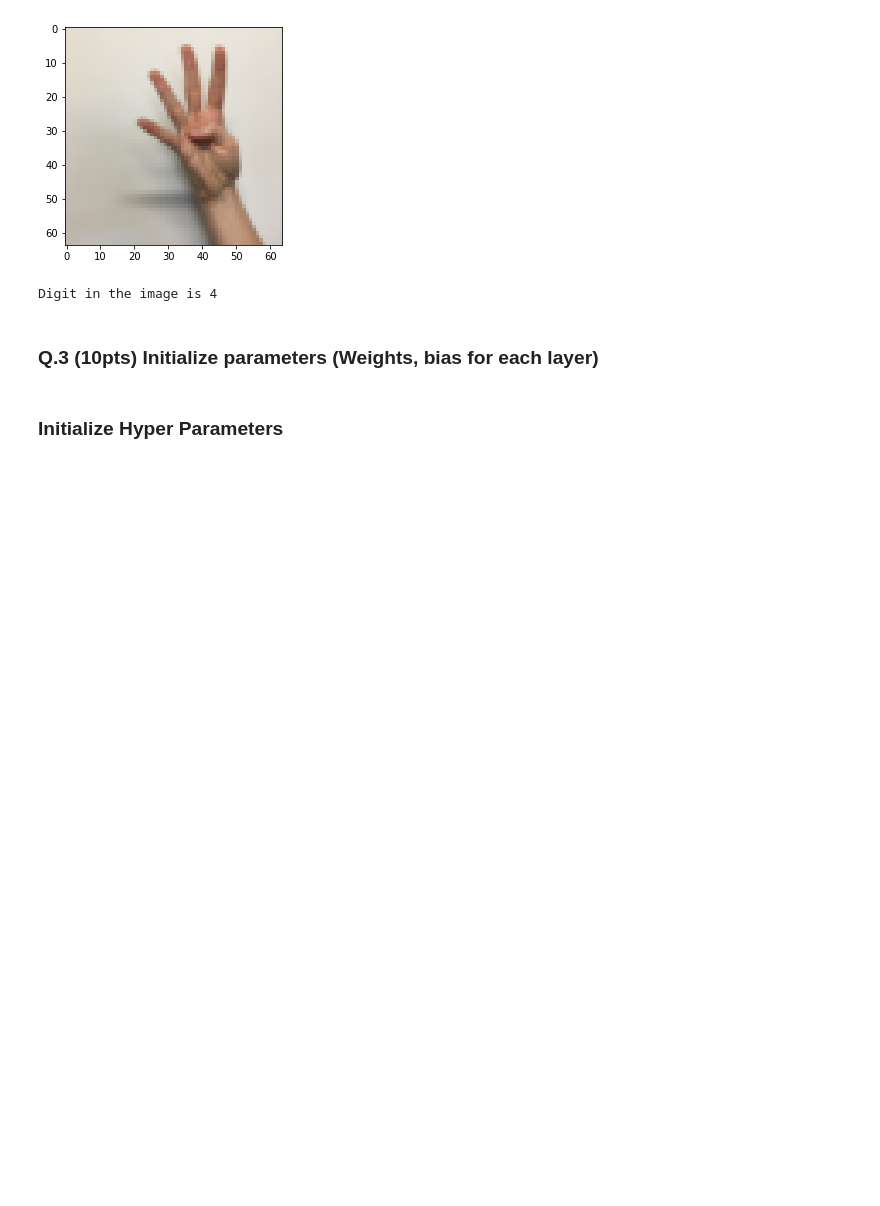
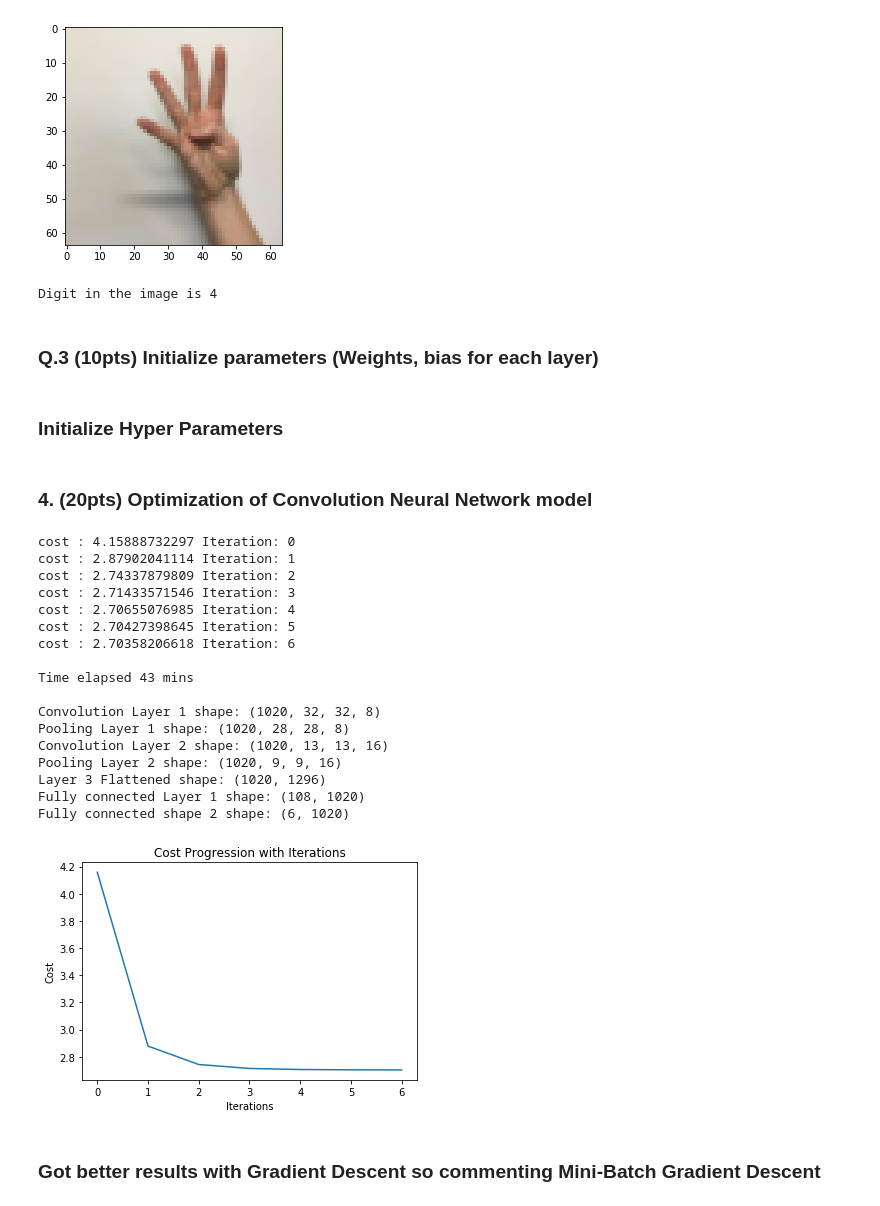
Before and after one commit to MeenakshiParyani/Convolutional-Neural-Network-Hand-Built, a Jupyter notebook: CNN-Digit-Recognition-SIGNS-Dataset.ipynb, the cells around one changed output. Cells and saved outputs as stored; diff of their text form; code cells hidden in the pictures; blank space fills up the shorter version.

```diff
--- a/CNN-Digit-Recognition-SIGNS-Dataset.ipynb
+++ b/CNN-Digit-Recognition-SIGNS-Dataset.ipynb
@@ -538 +477,43 @@ def initialize_hyper_params():
+# %% [markdown]
+### 4. (20pts) Optimization of Convolution Neural Network model
+# %%
+# Gradient Descent Optimization
+start_time = time.time()
+cache, cost_history, new_cost, params = gradient_descent_optimizer(X_train_norm, y_train_encoded, 3, 7)
+
+end_time = time.time()
+elapsed = end_time - start_time
+
+print('\nTime elapsed {} mins \n'.format(int(elapsed/60)))
+
+print('Convolution Layer 1 shape: {}'.format(cache["A1c"].shape))
+print('Pooling Layer 1 shape: {}'.format(cache["A1p"].shape))
+print('Convolution Layer 2 shape: {}'.format(cache["A2c"].shape))
+print('Pooling Layer 2 shape: {}'.format(cache["A2p"].shape))
+print('Layer 3 Flattened shape: {}'.format(cache["A3"].shape))
+print('Fully connected Layer 1 shape: {}'.format(cache["A4"].shape))
+print('Fully connected shape 2 shape: {}'.format(cache["A5"].shape))
+
+plot_cost_history(cost_history)
+# %% [output]
+cost : 4.15888732297 Iteration: 0
+cost : 2.87902041114 Iteration: 1
+cost : 2.74337879809 Iteration: 2
+cost : 2.71433571546 Iteration: 3
+cost : 2.70655076985 Iteration: 4
+cost : 2.70427398645 Iteration: 5
+cost : 2.70358206618 Iteration: 6
+
+Time elapsed 43 mins
+
+Convolution Layer 1 shape: (1020, 32, 32, 8)
+Pooling Layer 1 shape: (1020, 28, 28, 8)
+Convolution Layer 2 shape: (1020, 13, 13, 16)
+Pooling Layer 2 shape: (1020, 9, 9, 16)
+Layer 3 Flattened shape: (1020, 1296)
+Fully connected Layer 1 shape: (108, 1020)
+Fully connected shape 2 shape: (6, 1020)
+[figure, added]
+# %% [markdown]
+### Got better results with Gradient Descent so commenting Mini-Batch Gradient Descent
 # %%
```
Also changed, not shown: parts of 6 cells of this notebook.
